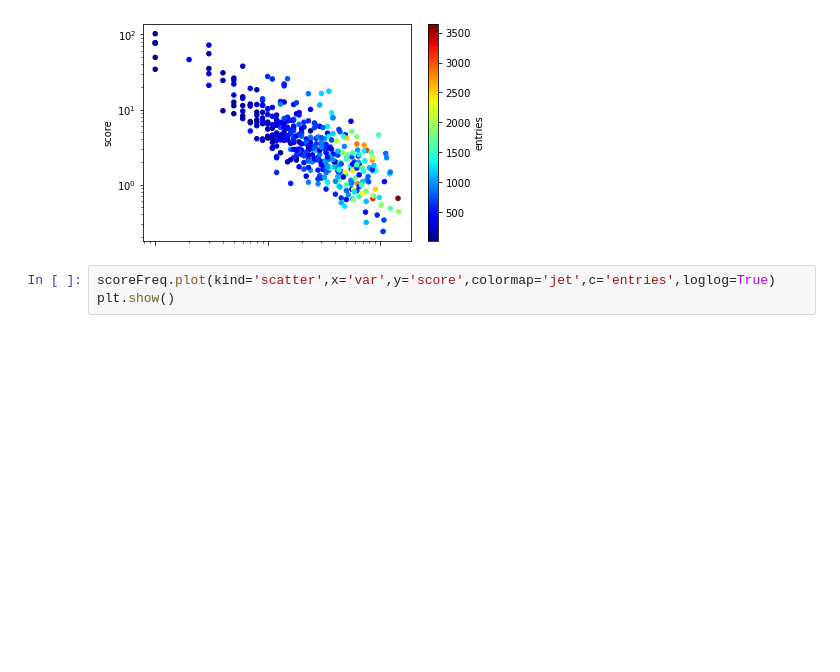
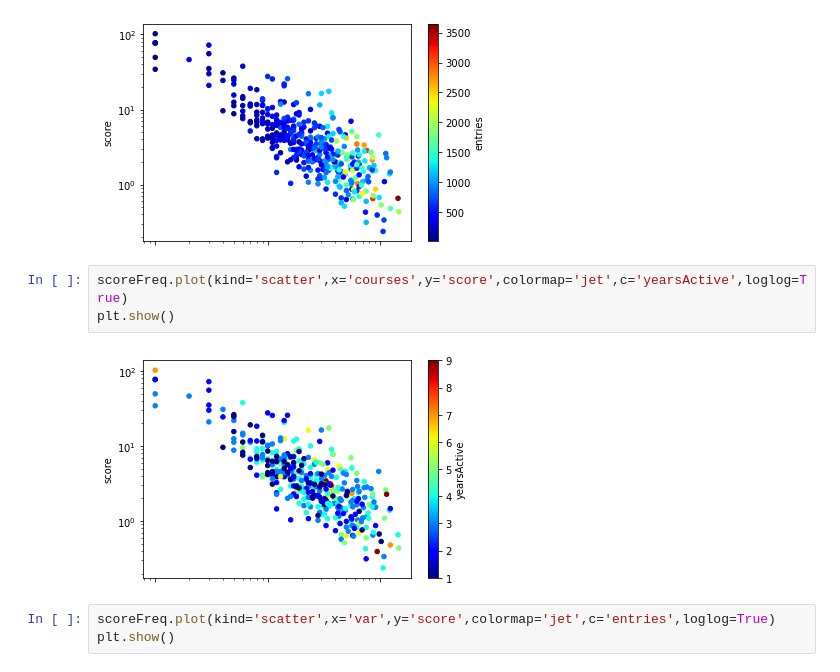
Before and after one commit to jo-nsc/distance-education-2020, a Jupyter notebook: analise_perfil_alunos.ipynb, the cells around one changed output. Drawn from its saved outputs; the diff is of its cells as text; blank space fills up the shorter version.

```diff
--- a/analise_perfil_alunos.ipynb
+++ b/analise_perfil_alunos.ipynb
@@ -412,6 +412,11 @@ scoreFreq.plot(kind='scatter',x='courses',y='score',colormap='jet',c='entries',l
 plt.show()
 # %% [output]
 [figure]
+# %%
+scoreFreq.plot(kind='scatter',x='courses',y='score',colormap='jet',c='yearsActive',loglog=True)
+plt.show()
+# %% [output]
+[figure, added]
 # %%
 scoreFreq.plot(kind='scatter',x='var',y='score',colormap='jet',c='entries',loglog=True)
 plt.show()
```
Also changed, not shown: parts of 16 cells of this notebook.
